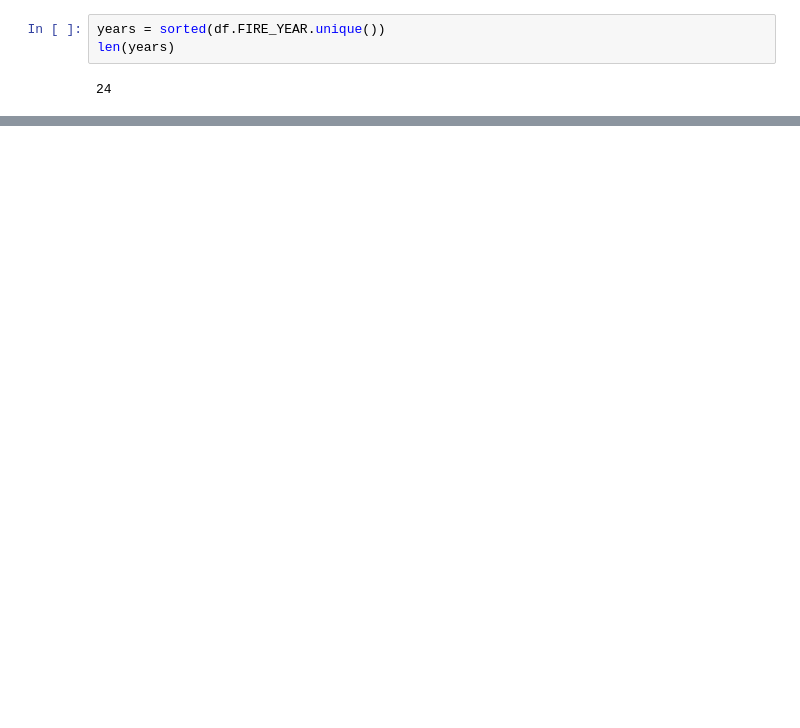
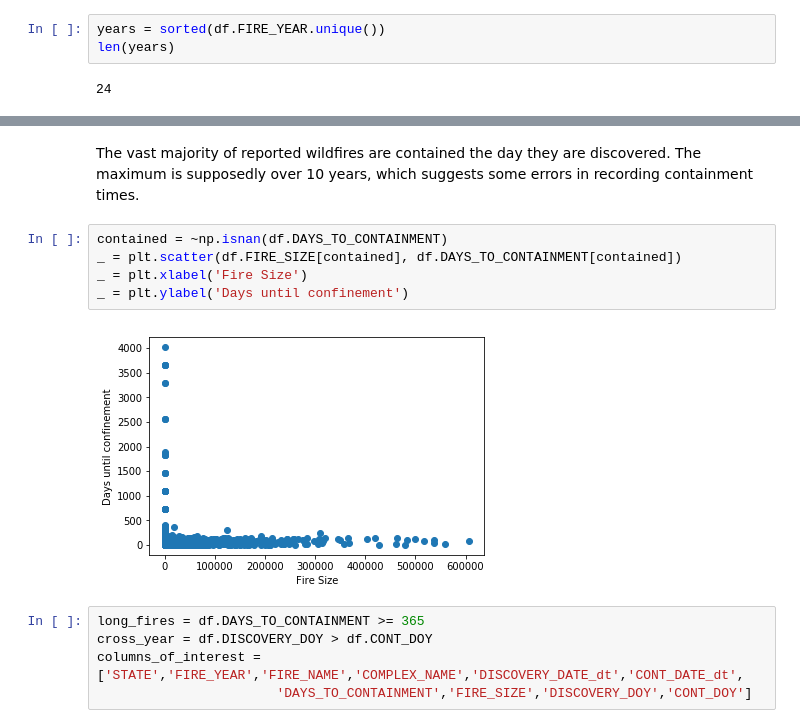
Before and after one commit to Adenordis/Springboard-Capstone-2, a Jupyter notebook: Capstone2_0_ExploreWildfiresData.ipynb, the cells around one changed output, grey strips where cells are left out. Cells and saved outputs as stored; diff of their text form; blank space fills up the shorter version.

```diff
--- a/Capstone2_0_ExploreWildfiresData.ipynb
+++ b/Capstone2_0_ExploreWildfiresData.ipynb
@@ -114,0 +228,14 @@ _ = plt.tight_layout()
+# %% [markdown]
+The vast majority of reported wildfires are contained the day they are discovered.  The maximum is supposedly over 10 years, which suggests some errors in recording containment times.
+# %%
+contained = ~np.isnan(df.DAYS_TO_CONTAINMENT)
+_ = plt.scatter(df.FIRE_SIZE[contained], df.DAYS_TO_CONTAINMENT[contained])
+_ = plt.xlabel('Fire Size')
+_ = plt.ylabel('Days until confinement')
+# %% [output]
+[figure, added]
+# %%
+long_fires = df.DAYS_TO_CONTAINMENT >= 365
+cross_year = df.DISCOVERY_DOY > df.CONT_DOY
+columns_of_interest = ['STATE','FIRE_YEAR','FIRE_NAME','COMPLEX_NAME','DISCOVERY_DATE_dt','CONT_DATE_dt',
+                       'DAYS_TO_CONTAINMENT','FIRE_SIZE','DISCOVERY_DOY','CONT_DOY']
```
Also changed, not shown: parts of 44 cells of this notebook, 7 other files.
